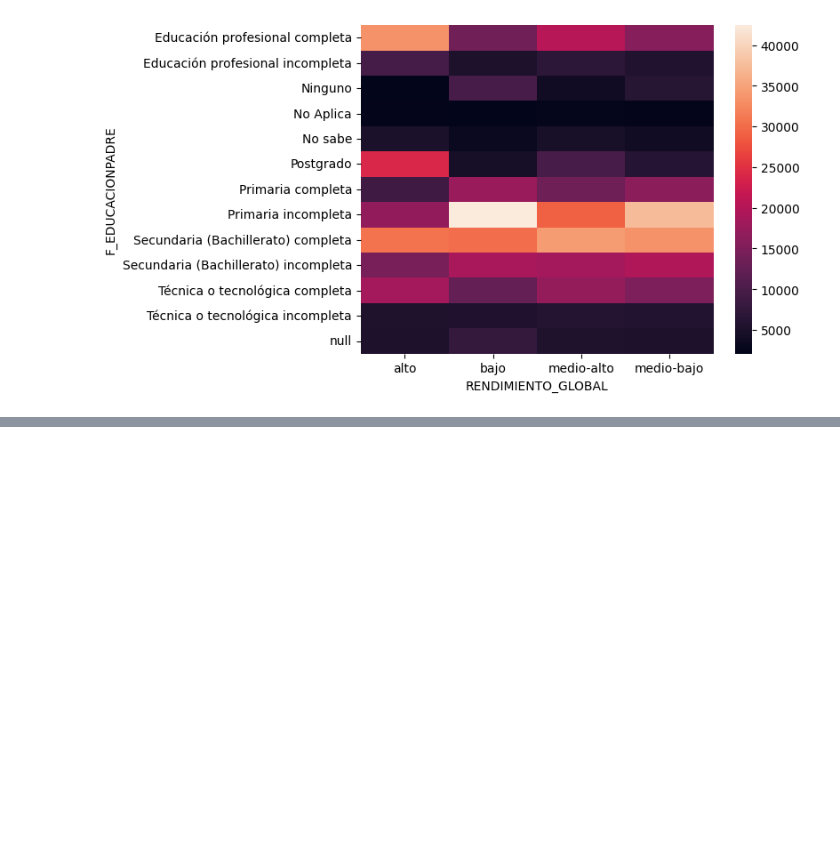
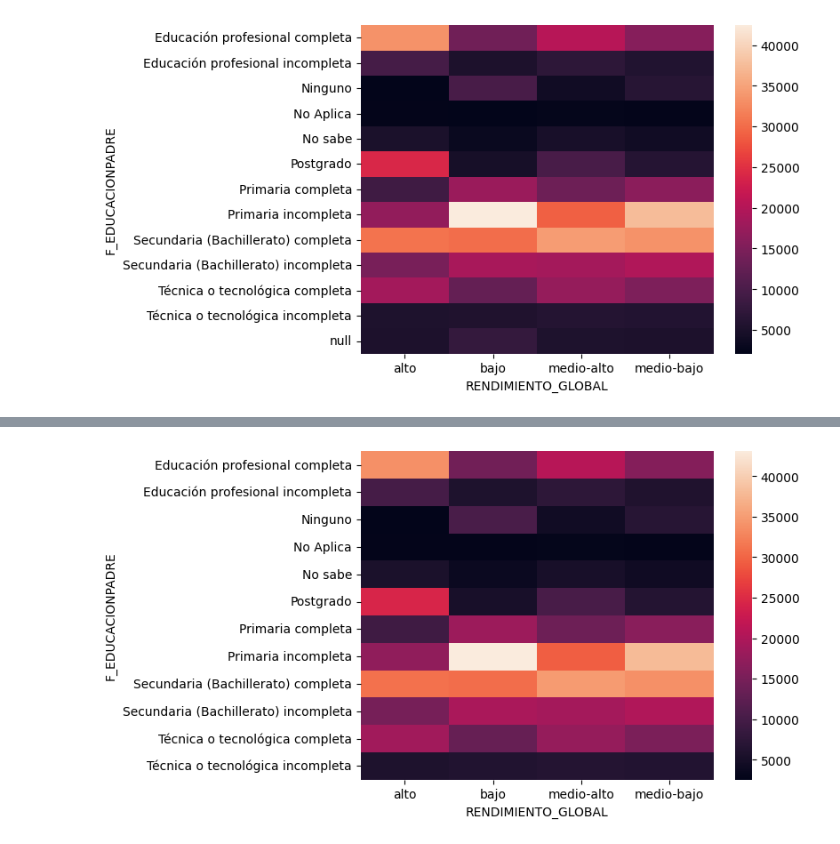
Before and after one commit to Thomascc123/Proyecto-Kaggle-Modelos, a Jupyter notebook: 02 - preprocesado.ipynb, the cells around one changed output, grey strips where cells are left out. Saved outputs shown, nothing was run; the diff lists cells and outputs as text; code cells hidden in the pictures; blank space fills up the shorter version.

```diff
--- a/02 - preprocesado.ipynb
+++ b/02 - preprocesado.ipynb
@@ -278,0 +320,4 @@ compareDiscreteValues(train, 'F_EDUCACIONPADRE')
+# %%
+compareDiscreteValues(traincopy, 'F_EDUCACIONPADRE')
+# %% [output]
+[figure, added]
```
Also changed, not shown: parts of 28 cells of this notebook.
